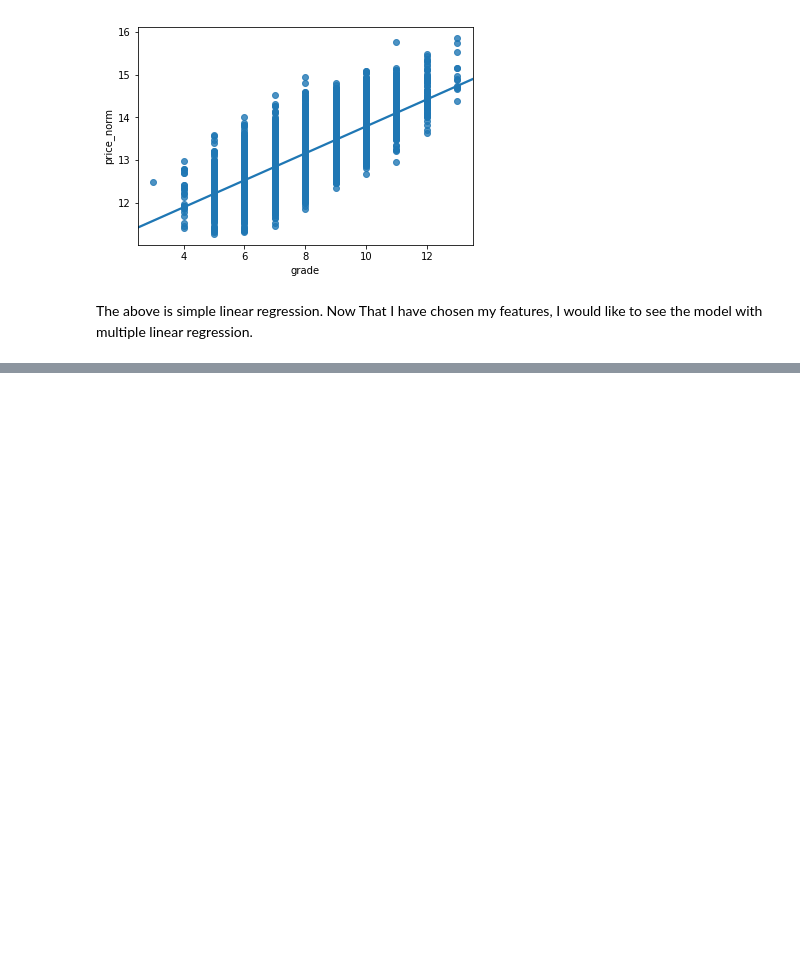
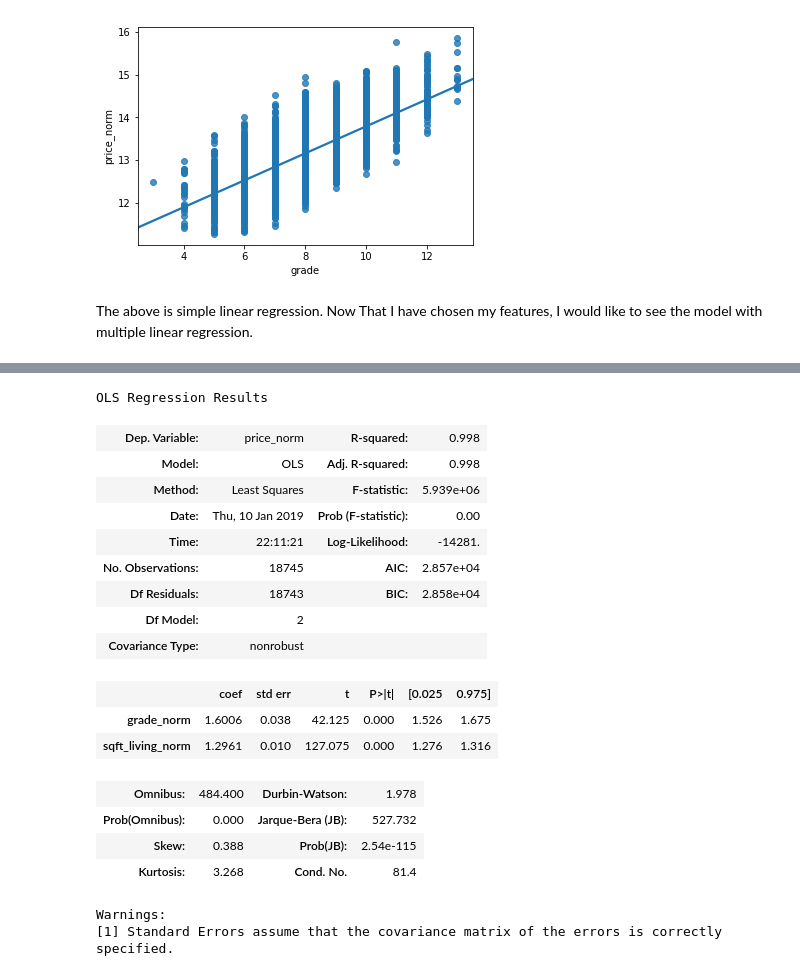
Before and after one commit to SarabiEventide/dsc-1-final-project-online-ds-sp-000, a Jupyter notebook: student_finalized.ipynb, the cells around one changed output, grey strips where cells are left out. Cells and saved outputs as stored; diff of their text form; code cells hidden in the pictures; blank space fills up the shorter version.

```diff
--- a/student_finalized.ipynb
+++ b/student_finalized.ipynb
@@ -884,0 +917,27 @@ Warnings:
+# %%
+#MR Model 3
+X = df_normal[['grade_norm', 'sqft_living_norm']] #normalized features
+y = df_final['price_norm'] #normalized price
+model = sm.OLS(y, X).fit()
+predictions = model.predict(X)
+model.summary()
+# %% [output]
+OLS Regression Results
+| Dep. Variable: | price_norm | R-squared: | 0.998 |
+| Model: | OLS | Adj. R-squared: | 0.998 |
+| Method: | Least Squares | F-statistic: | 5.939e+06 |
+| Date: | Thu, 10 Jan 2019 | Prob (F-statistic): | 0.00 |
+| Time: | 22:11:21 | Log-Likelihood: | -14281. |
+| No. Observations: | 18745 | AIC: | 2.857e+04 |
+| Df Residuals: | 18743 | BIC: | 2.858e+04 |
+| Df Model: | 2 |  |  |
+| Covariance Type: | nonrobust |  |  |
+|  | coef | std err | t | P>|t| | [0.025 | 0.975] |
+| grade_norm | 1.6006 | 0.038 | 42.125 | 0.000 | 1.526 | 1.675 |
+| sqft_living_norm | 1.2961 | 0.010 | 127.075 | 0.000 | 1.276 | 1.316 |
+| Omnibus: | 484.400 | Durbin-Watson: | 1.978 |
+| Prob(Omnibus): | 0.000 | Jarque-Bera (JB): | 527.732 |
+| Skew: | 0.388 | Prob(JB): | 2.54e-115 |
+| Kurtosis: | 3.268 | Cond. No. | 81.4 |
+Warnings:
+[1] Standard Errors assume that the covariance matrix of the errors is correctly specified.
```
Also changed, not shown: parts of 8 cells of this notebook.
